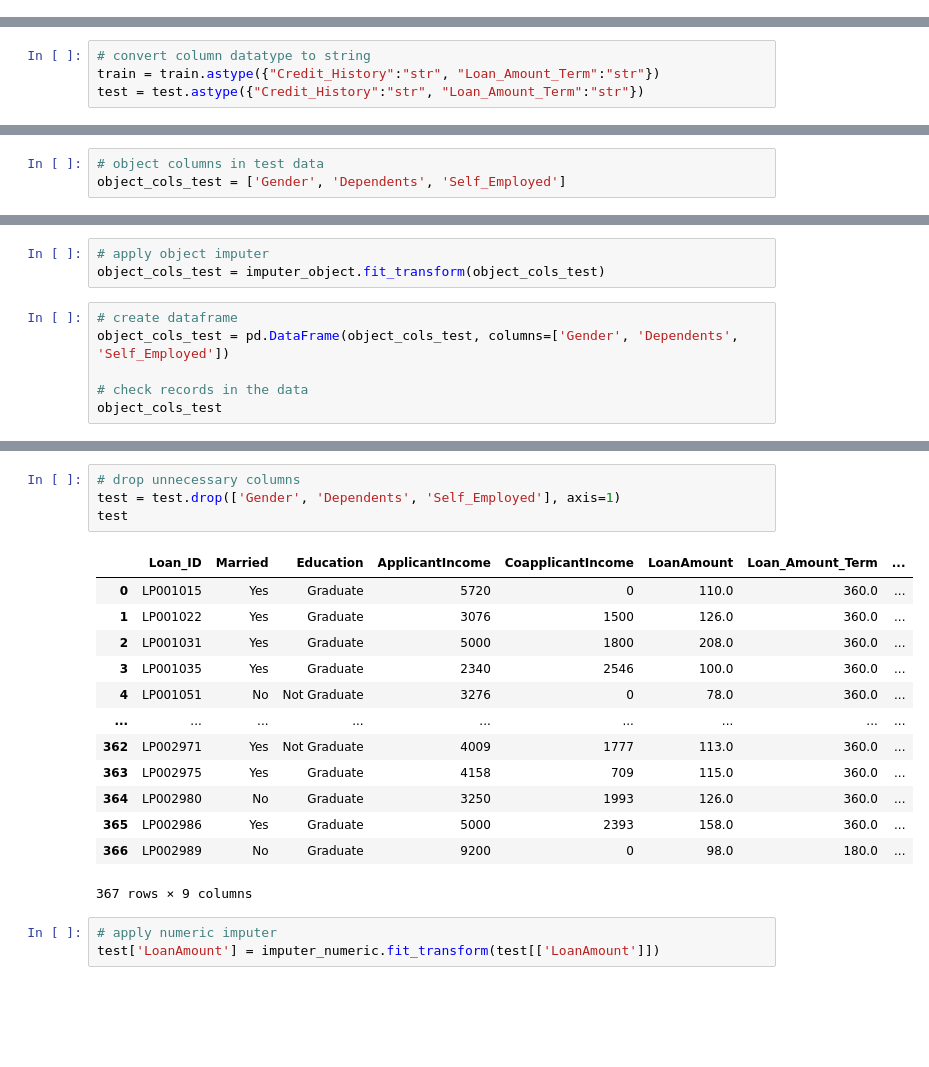
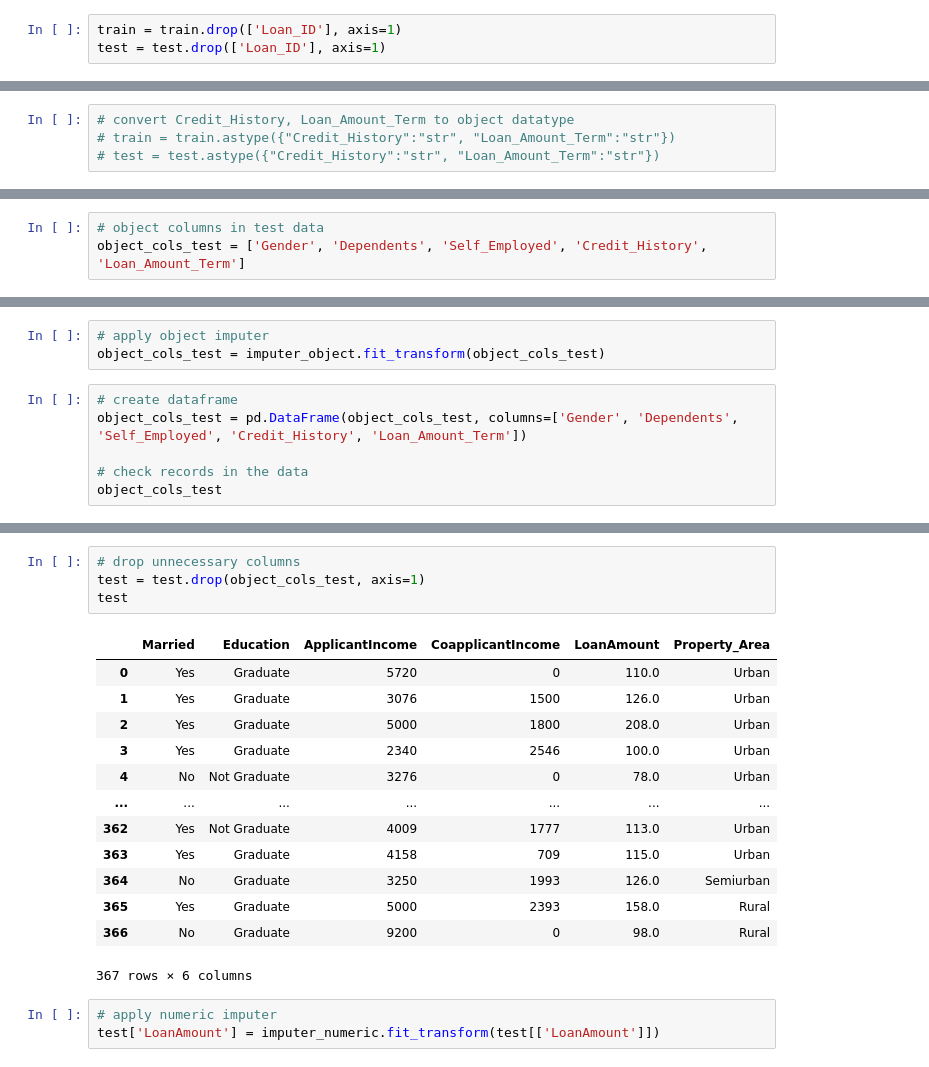
Before and after one commit to Akshay-Paunikar/Loan_Prediction_ML, a Jupyter notebook: project/notebook/Loan_Prediction.ipynb, the cells around one changed output, grey strips where cells are left out. Cells and saved outputs as stored; diff of their text form; blank space fills up the shorter version.

```diff
--- a/project/notebook/Loan_Prediction.ipynb
+++ b/project/notebook/Loan_Prediction.ipynb
@@ -160,3 +162,6 @@ memory usage: 34.5+ KB
+# %%
+train = train.drop(['Loan_ID'], axis=1)
+test = test.drop(['Loan_ID'], axis=1)
 # %%
 # check for null/missing values
 train.isnull().sum()
@@ -176,9 +180,9 @@ Property_Area         0
 Loan_Status           0
 dtype: int64
 # %%
-# convert column datatype to string
-train = train.astype({"Credit_History":"str", "Loan_Amount_Term":"str"})
-test = test.astype({"Credit_History":"str", "Loan_Amount_Term":"str"})
+# convert Credit_History, Loan_Amount_Term to object datatype
+# train = train.astype({"Credit_History":"str", "Loan_Amount_Term":"str"})
+# test = test.astype({"Credit_History":"str", "Loan_Amount_Term":"str"})
 # %%
 # create an instance for object imputer & numeric imputer
 imputer_object = SimpleImputer(missing_values=np.nan, strategy='most_frequent')
@@ -282,7 +290,7 @@ Property_Area         0
 dtype: int64
 # %%
 # object columns in test data
-object_cols_test = ['Gender', 'Dependents', 'Self_Employed']
+object_cols_test = ['Gender', 'Dependents', 'Self_Employed', 'Credit_History', 'Loan_Amount_Term']
 # %%
 # select data from test
 object_cols_test = test[object_cols_test]
@@ -308,7 +316,7 @@ object_cols_test
 object_cols_test = imputer_object.fit_transform(object_cols_test)
 # %%
 # create dataframe
-object_cols_test = pd.DataFrame(object_cols_test, columns=['Gender', 'Dependents', 'Self_Employed'])
+object_cols_test = pd.DataFrame(object_cols_test, columns=['Gender', 'Dependents', 'Self_Employed', 'Credit_History', 'Loan_Amount_Term'])
 
 # check records in the data
 object_cols_test
@@ -329,21 +337,21 @@ object_cols_test
 # %%
 # drop unnecessary columns
-test = test.drop(['Gender', 'Dependents', 'Self_Employed'], axis=1)
+test = test.drop(object_cols_test, axis=1)
 test
 # %% [output]
-|  | Loan_ID | Married | Education | ApplicantIncome | CoapplicantIncome | LoanAmount | Loan_Amount_Term | ... |
-| 0 | LP001015 | Yes | Graduate | 5720 | 0 | 110.0 | 360.0 | ... |
-| 1 | LP001022 | Yes | Graduate | 3076 | 1500 | 126.0 | 360.0 | ... |
-| 2 | LP001031 | Yes | Graduate | 5000 | 1800 | 208.0 | 360.0 | ... |
-| 3 | LP001035 | Yes | Graduate | 2340 | 2546 | 100.0 | 360.0 | ... |
-| 4 | LP001051 | No | Not Graduate | 3276 | 0 | 78.0 | 360.0 | ... |
-| ... | ... | ... | ... | ... | ... | ... | ... | ... |
-| 362 | LP002971 | Yes | Not Graduate | 4009 | 1777 | 113.0 | 360.0 | ... |
-| 363 | LP002975 | Yes | Graduate | 4158 | 709 | 115.0 | 360.0 | ... |
-| 364 | LP002980 | No | Graduate | 3250 | 1993 | 126.0 | 360.0 | ... |
-| 365 | LP002986 | Yes | Graduate | 5000 | 2393 | 158.0 | 360.0 | ... |
-| 366 | LP002989 | No | Graduate | 9200 | 0 | 98.0 | 180.0 | ... |
+|  | Married | Education | ApplicantIncome | CoapplicantIncome | LoanAmount | Property_Area |
+| 0 | Yes | Graduate | 5720 | 0 | 110.0 | Urban |
+| 1 | Yes | Graduate | 3076 | 1500 | 126.0 | Urban |
+| 2 | Yes | Graduate | 5000 | 1800 | 208.0 | Urban |
+| 3 | Yes | Graduate | 2340 | 2546 | 100.0 | Urban |
+| 4 | No | Not Graduate | 3276 | 0 | 78.0 | Urban |
+| ... | ... | ... | ... | ... | ... | ... |
+| 362 | Yes | Not Graduate | 4009 | 1777 | 113.0 | Urban |
+| 363 | Yes | Graduate | 4158 | 709 | 115.0 | Urban |
+| 364 | No | Graduate | 3250 | 1993 | 126.0 | Semiurban |
+| 365 | Yes | Graduate | 5000 | 2393 | 158.0 | Rural |
+| 366 | No | Graduate | 9200 | 0 | 98.0 | Rural |
-367 rows × 9 columns
+367 rows × 6 columns
 # %%
 # apply numeric imputer
 test['LoanAmount'] = imputer_numeric.fit_transform(test[['LoanAmount']])
```
Also changed, not shown: parts of 24 cells of this notebook, 1 other file.
